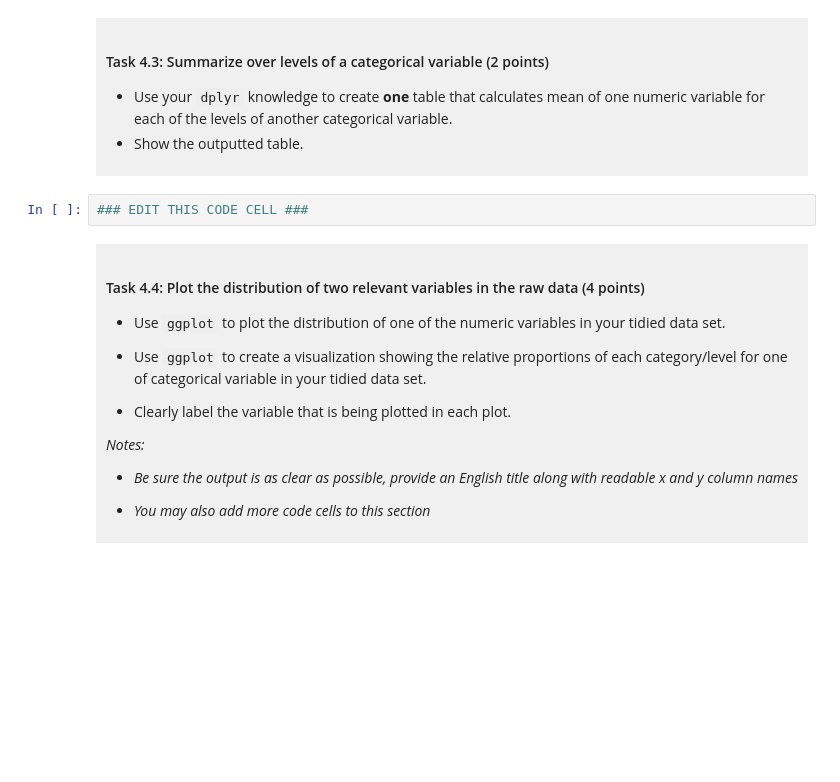
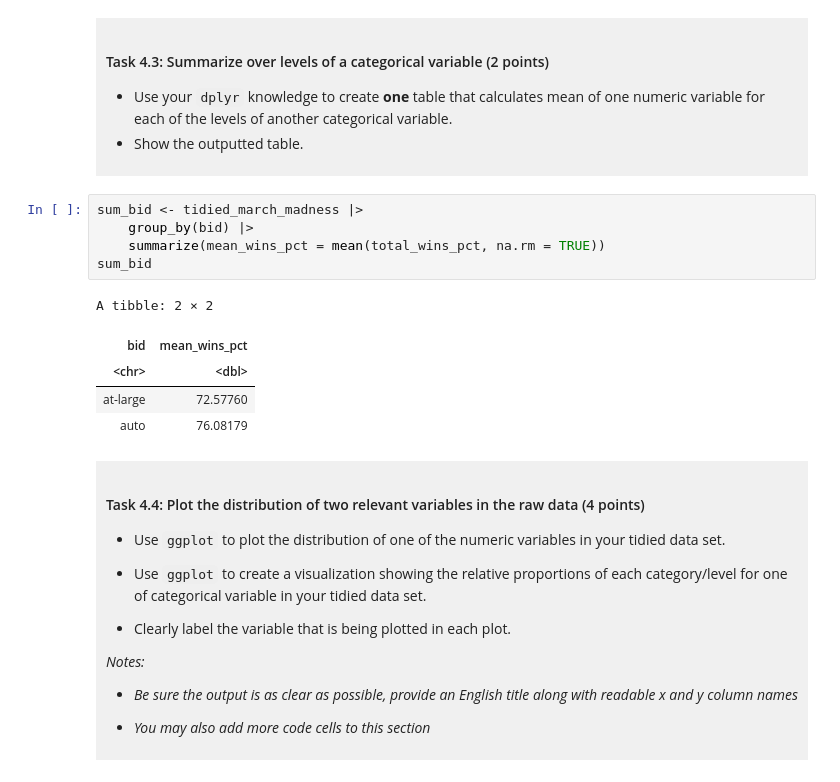
Before and after one commit to ZicZic1/dsci-100-project-Isaac-Mathers, a Jupyter notebook: dsci-100-project-notebook.ipynb, the cells around one changed output. Saved outputs shown, nothing was run; the diff lists cells and outputs as text; blank space fills up the shorter version.

```diff
--- a/dsci-100-project-notebook.ipynb
+++ b/dsci-100-project-notebook.ipynb
@@ -309,7 +309,16 @@ A tibble: 1 × 5
 - Show the outputted table.
 </div>
 # %%
-### EDIT THIS CODE CELL ###
+sum_bid <- tidied_march_madness |>
+    group_by(bid) |>
+    summarize(mean_wins_pct = mean(total_wins_pct, na.rm = TRUE))
+sum_bid
+# %% [output]
+A tibble: 2 × 2
+| bid | mean_wins_pct |
+| <chr> | <dbl> |
+| at-large | 72.57760 |
+| auto | 76.08179 |
 # %% [markdown]
 <div style="background-color: #f0f0f0; padding: 10px;">
 
```
